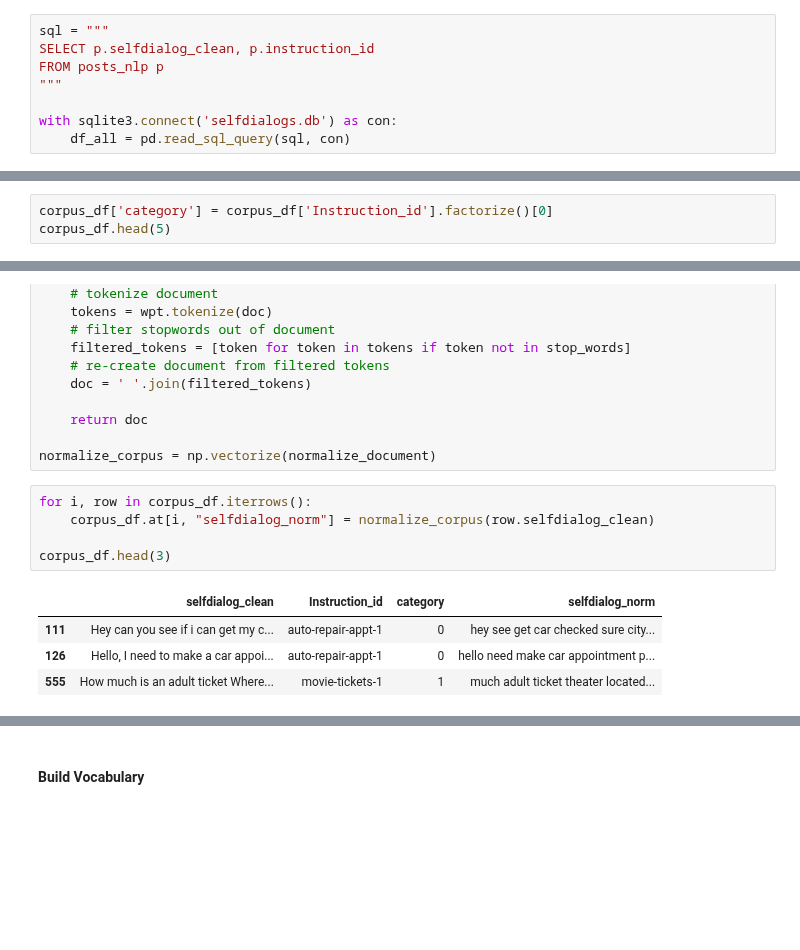
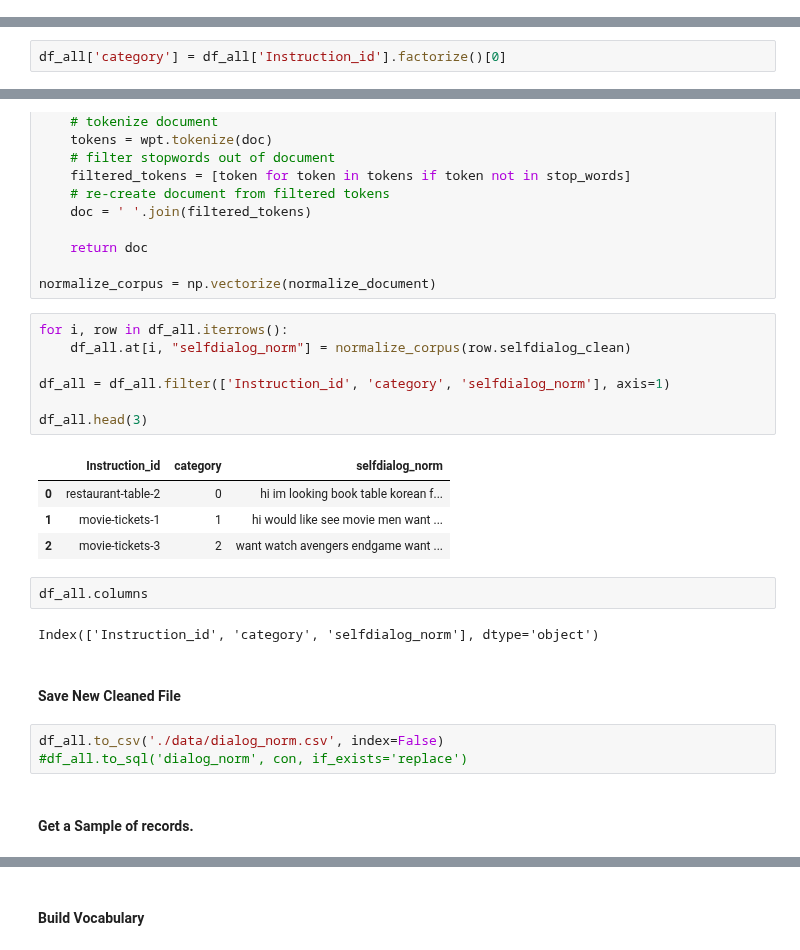
Before and after one commit to CSML1010-3-2020/NLPCourseProject, a Jupyter notebook: CSML1010_Group3_Course_Project_Feature_Engineering_Selection.ipynb, the cells around one changed output, grey strips where cells are left out. Saved outputs shown, nothing was run; the diff lists cells and outputs as text; blank space fills up the shorter version.

```diff
--- a/CSML1010_Group3_Course_Project_Feature_Engineering_Selection.ipynb
+++ b/CSML1010_Group3_Course_Project_Feature_Engineering_Selection.ipynb
@@ -54,8 +51,0 @@ with sqlite3.connect('selfdialogs.db') as con:
-# %%
-sql = """
-SELECT p.selfdialog_clean, p.instruction_id
-FROM posts_nlp p
-"""
-
-with sqlite3.connect('selfdialogs.db') as con:
-    df_all = pd.read_sql_query(sql, con)
@@ -98,5 +52,4 @@ dtype: int64
 # %% [markdown]
 #### Create Factorized 'category' column from 'Instruction_id' label column.
 # %%
-corpus_df['category'] = corpus_df['Instruction_id'].factorize()[0]
-corpus_df.head(5)
+df_all['category'] = df_all['Instruction_id'].factorize()[0]
@@ -145,12 +81,25 @@ def normalize_document(doc):
 
 normalize_corpus = np.vectorize(normalize_document)
 # %%
-for i, row in corpus_df.iterrows():
-    corpus_df.at[i, "selfdialog_norm"] = normalize_corpus(row.selfdialog_clean)
+for i, row in df_all.iterrows():
+    df_all.at[i, "selfdialog_norm"] = normalize_corpus(row.selfdialog_clean)
 
-corpus_df.head(3)
+df_all = df_all.filter(['Instruction_id', 'category', 'selfdialog_norm'], axis=1)
+
+df_all.head(3)
 # %% [output]
-|  | selfdialog_clean | Instruction_id | category | selfdialog_norm |
-| 111 | Hey can you see if i can get my c... | auto-repair-appt-1 | 0 | hey see get car checked sure city... |
-| 126 | Hello, I need to make a car appoi... | auto-repair-appt-1 | 0 | hello need make car appointment p... |
-| 555 | How much is an adult ticket Where... | movie-tickets-1 | 1 | much adult ticket theater located... |
+|  | Instruction_id | category | selfdialog_norm |
+| 0 | restaurant-table-2 | 0 | hi im looking book table korean f... |
+| 1 | movie-tickets-1 | 1 | hi would like see movie men want ... |
+| 2 | movie-tickets-3 | 2 | want watch avengers endgame want ... |
+# %%
+df_all.columns
+# %% [output]
+Index(['Instruction_id', 'category', 'selfdialog_norm'], dtype='object')
+# %% [markdown]
+#### Save New Cleaned File
+# %%
+df_all.to_csv('./data/dialog_norm.csv', index=False)
+#df_all.to_sql('dialog_norm', con, if_exists='replace')
+# %% [markdown]
+#### Get a Sample of records.
```
Also changed, not shown: parts of 123 cells of this notebook, 1 other file.
